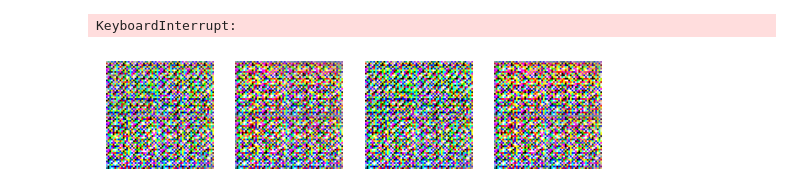
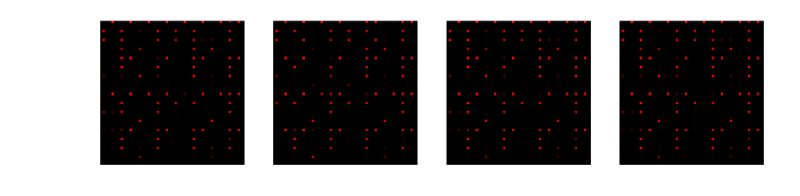
Before and after one commit to ggonzalesd/owo-gan, a Jupyter notebook: train.ipynb, the cells around one changed output. Saved outputs shown, nothing was run; the diff lists cells and outputs as text; code cells hidden in the pictures.

```diff
--- a/train.ipynb
+++ b/train.ipynb
@@ -36,7 +48,7 @@ transform = transforms.Compose([
   transforms.Normalize(0.5, 0.5),
 ])
 
-dataset = OwoDataset('./images', transform=transform)
+dataset = OwoDataset('./git_project/images', transform=transform)
 # %%
 train_dl = DataLoader(dataset, 32, shuffle=True, drop_last=True)
 X_batch = next(iter(train_dl))
@@ -106,7 +118,7 @@ class Generator(nn.Module):
 disc = Discriminator()
 gen = Generator()
 
-disc_optim = optim.AdamW(disc.parameters(), lr=1e-4, weight_decay=1e-9)
+disc_optim = optim.AdamW(disc.parameters(), lr=3e-6, weight_decay=1e-9)
 gen_optim = optim.AdamW(gen.parameters(), lr=1e-4, weight_decay=1e-9)
 
 loss_fn = nn.BCEWithLogitsLoss()
@@ -136,7 +148,8 @@ def train(dl, disc, gen, disc_optim, gen_optim, loss_fn, epochs, device):
     for X in train_dl:
       X = X.to(device)
 
-      fake = gen(torch.randn(X.shape[0], 32).to(device))
+      with torch.no_grad():
+        fake = gen(torch.randn(X.shape[0], 32).to(device))
       real_logits = disc(X)
       fake_logits = disc(fake.detach())
 
@@ -170,20 +183,19 @@ def train(dl, disc, gen, disc_optim, gen_optim, loss_fn, epochs, device):
     pbar.set_postfix({'disc_loss': train_disc_loss, 'gen_loss': train_gen_loss})
     pbar.close()
 
-train(train_dl, disc, gen, disc_optim, gen_optim, loss_fn, 3, device)
+train(train_dl, disc, gen, disc_optim, gen_optim, loss_fn, 30, device)
-# %% [output]
-KeyboardInterrupt:
 # %%
 def generate(gen):
   with torch.no_grad():
     gen.eval()
-    fake = gen(torch.randn(4, 32)).detach()
+    fake = gen(torch.randn(4, 32).to(device)).cpu().detach()
+    plt.figure(figsize=(20, 5))
     for i in range(4):
       plt.subplot(1, 4, i+1)
       img = fake[i].moveaxis(0, 2).numpy()
       plt.axis('off')
       plt.imshow(img)
     plt.show()
 generate(gen)
 # %% [output]
-[figure, old version]
+[figure, new version]
```
Also changed, not shown: parts of 2 cells of this notebook.
